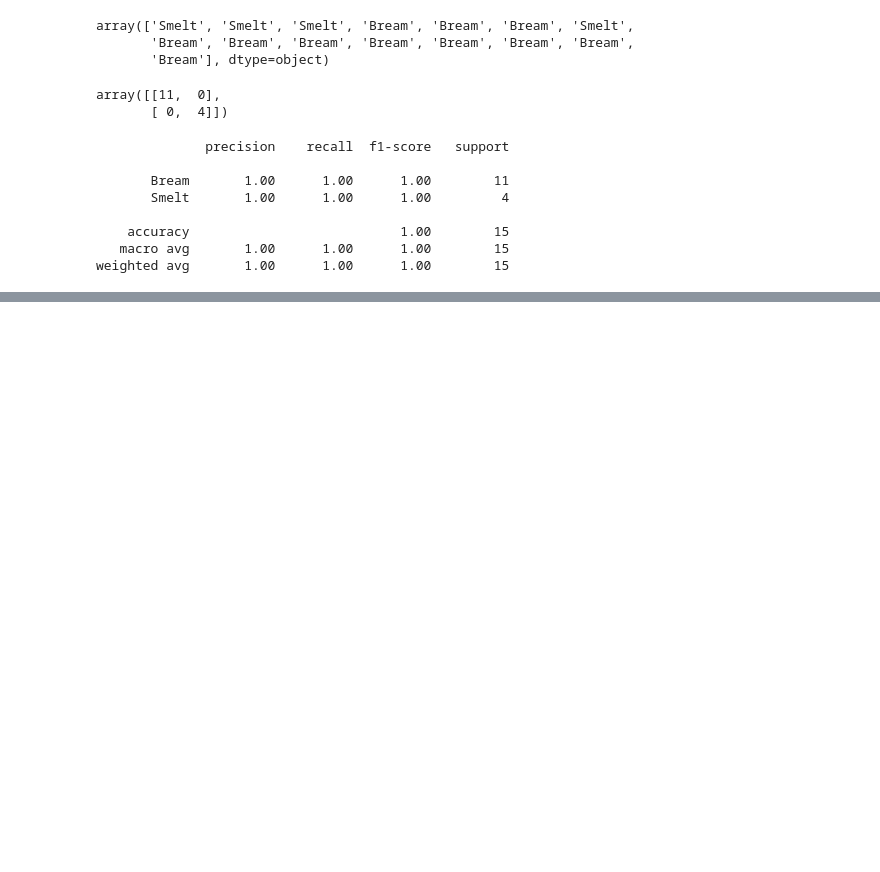
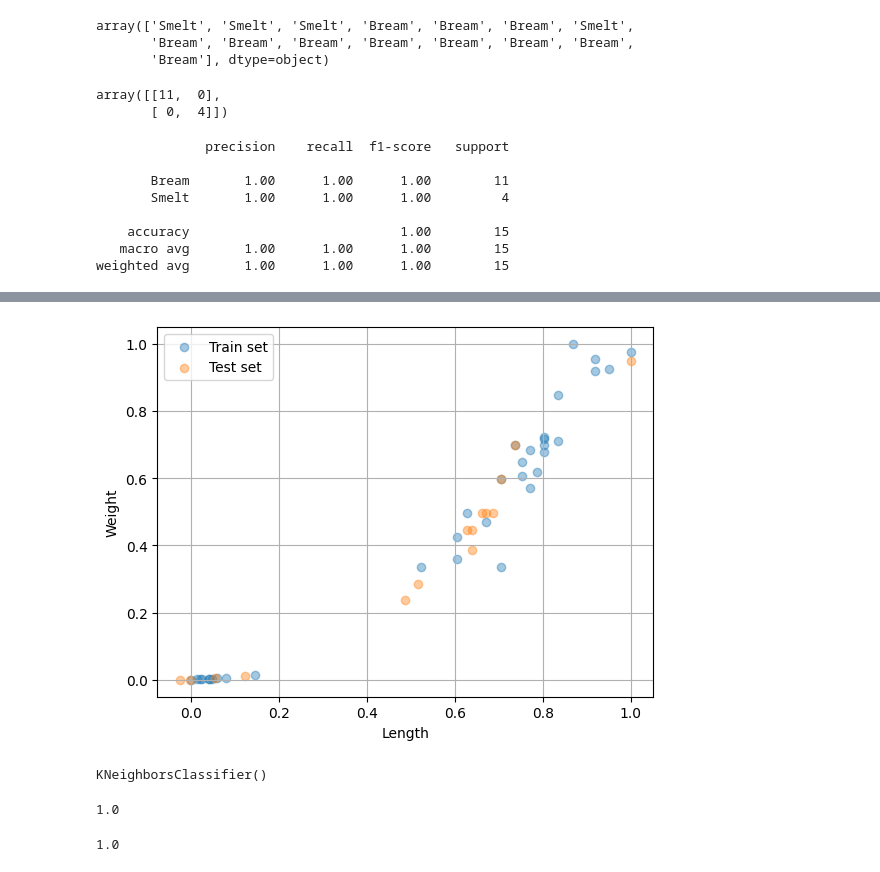
Before and after one commit to baesaa0304/StudyIT, a Jupyter notebook: ml02_knn.ipynb, the cells around one changed output, grey strips where cells are left out. Cells and saved outputs as stored; diff of their text form; code cells hidden in the pictures; blank space fills up the shorter version.

```diff
--- a/ml02_knn.ipynb
+++ b/ml02_knn.ipynb
@@ -522,0 +728,23 @@ weighted avg       1.00      1.00      1.00        15
+# %%
+scaler = MinMaxScaler()  # 1.
+# %%
+X_tr_scaled = scaler.fit_transform(X_train)  # 2.
+# %%
+X_te_scaled = scaler.transform(X_test)  # 3.
+# %%
+# 스케일 변환된 훈련 셋 시각화
+plt.scatter(x=X_tr_scaled[:, 1], y=X_tr_scaled[:, 0],
+            label='Train set', alpha=0.4)
+
+# 스케일 변환된 테스트 셋 시각화
+plt.scatter(x=X_te_scaled[:, 1], y=X_te_scaled[:, 0],
+            label='Test set', alpha=0.4)
+
+plt.legend()
+plt.grid()
+plt.xlabel('Length')
+plt.ylabel('Weight')
+
+plt.show()
+# %% [output]
+[figure, added]
@@ -522,0 +753,14 @@ weighted avg       1.00      1.00      1.00        15
+# %%
+knn.fit(X_tr_scaled, y_train)  # 6.
+# %% [output]
+KNeighborsClassifier()
+# %%
+y_train_pred = knn.predict(X_tr_scaled)  # 7.
+accuracy_score(y_train, y_train_pred)  # 훈련 셋에서의 정확도
+# %% [output]
+1.0
+# %%
+y_test_pred = knn.predict(X_te_scaled)  # 8.
+accuracy_score(y_test, y_test_pred)  # 테스트 셋에서의 정확도
+# %% [output]
+1.0
```
Also changed, not shown: parts of 42 cells of this notebook.
